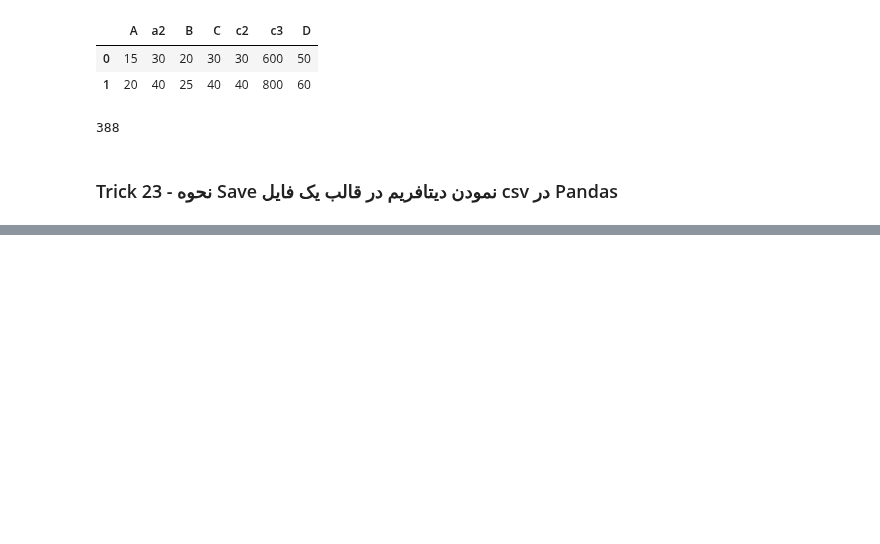
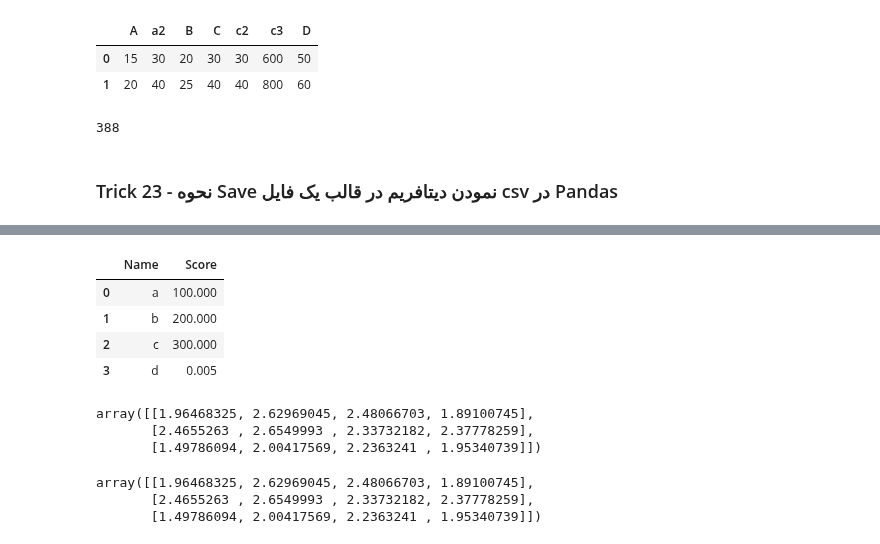
Before and after one commit to poorialari2017/ML_git001, a Jupyter notebook: MLproj002/Pooria/01 Preprocessing/Pandas/02 30Trick of Pandas.ipynb, the cells around one changed output, grey strips where cells are left out. Drawn from its saved outputs; the diff is of its cells as text; code cells hidden in the pictures; blank space fills up the shorter version.

```diff
--- a/MLproj002/Pooria/01 Preprocessing/Pandas/02 30Trick of Pandas.ipynb
+++ b/MLproj002/Pooria/01 Preprocessing/Pandas/02 30Trick of Pandas.ipynb
@@ -1979,0 +1982,13 @@ gc.collect()
+# %%
+dic23 = {
+            'Name': ['a','b','c','d'],
+            'Score': [100,200,300,0.005]
+          }
+dft23 = pd.DataFrame(dic23)
+dft23.head()
+# %% [output]
+|  | Name | Score |
+| 0 | a | 100.000 |
+| 1 | b | 200.000 |
+| 2 | c | 300.000 |
+| 3 | d | 0.005 |
@@ -1979,0 +2013,12 @@ gc.collect()
+# %%
+D
+# %% [output]
+array([[1.96468325, 2.62969045, 2.48066703, 1.89100745],
+       [2.4655263 , 2.6549993 , 2.33732182, 2.37778259],
+       [1.49786094, 2.00417569, 2.2363241 , 1.95340739]])
+# %%
+C
+# %% [output]
+array([[1.96468325, 2.62969045, 2.48066703, 1.89100745],
+       [2.4655263 , 2.6549993 , 2.33732182, 2.37778259],
+       [1.49786094, 2.00417569, 2.2363241 , 1.95340739]])
```
Also changed, not shown: parts of 3 cells of this notebook, 1 other file.
